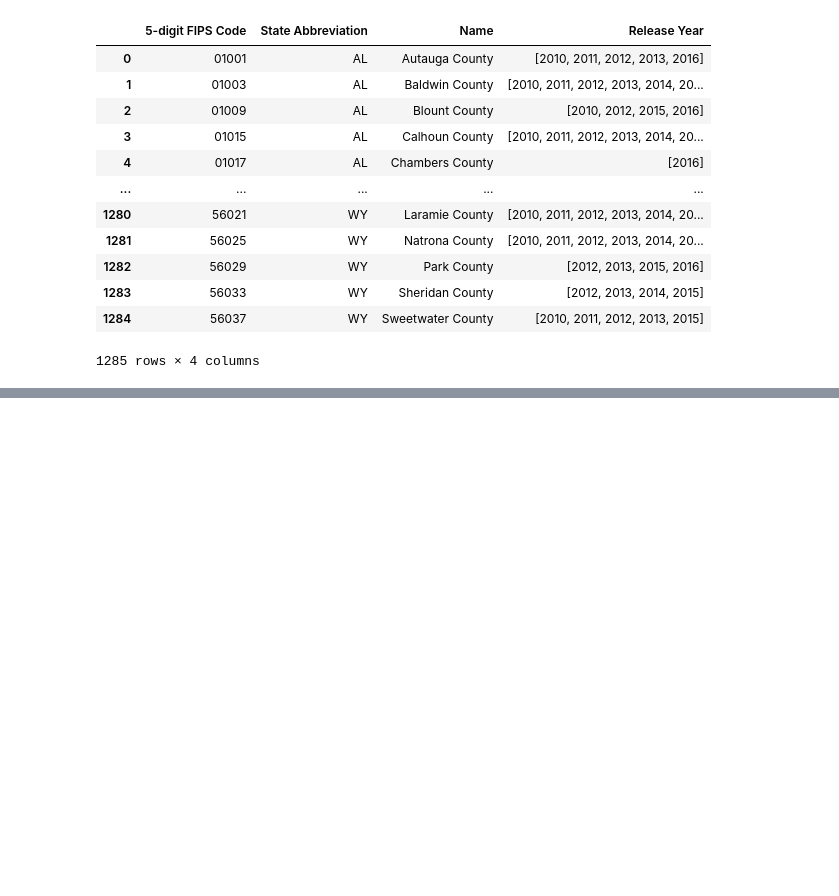
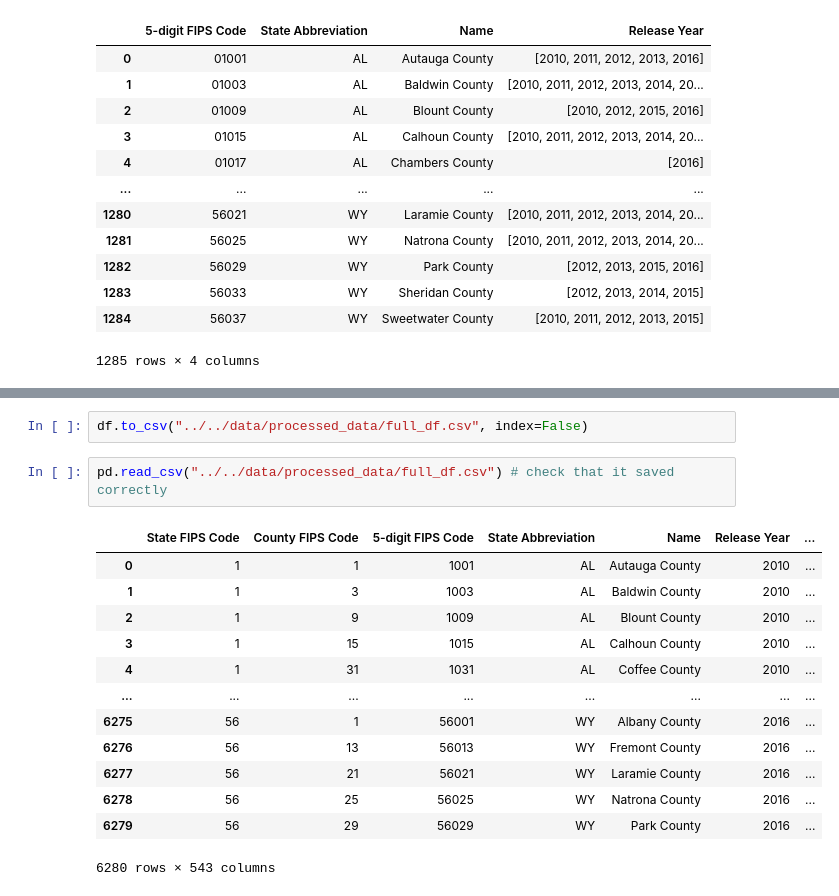
Before and after one commit to abhishekbabu/cse481ds-mental-health, a Jupyter notebook: notebooks/county_level/urbanization-wrangling.ipynb, the cells around one changed output, grey strips where cells are left out. Drawn from its saved outputs; the diff is of its cells as text; blank space fills up the shorter version.

```diff
--- a/notebooks/county_level/urbanization-wrangling.ipynb
+++ b/notebooks/county_level/urbanization-wrangling.ipynb
@@ -168,0 +181,18 @@ df.groupby(['5-digit FIPS Code', 'State Abbreviation', 'Name'])['Release Year'].
+# %%
+df.to_csv("../../data/processed_data/full_df.csv", index=False)
+# %%
+pd.read_csv("../../data/processed_data/full_df.csv") # check that it saved correctly
+# %% [output]
+|  | State FIPS Code | County FIPS Code | 5-digit FIPS Code | State Abbreviation | Name | Release Year | ... |
+| 0 | 1 | 1 | 1001 | AL | Autauga County | 2010 | ... |
+| 1 | 1 | 3 | 1003 | AL | Baldwin County | 2010 | ... |
+| 2 | 1 | 9 | 1009 | AL | Blount County | 2010 | ... |
+| 3 | 1 | 15 | 1015 | AL | Calhoun County | 2010 | ... |
+| 4 | 1 | 31 | 1031 | AL | Coffee County | 2010 | ... |
+| ... | ... | ... | ... | ... | ... | ... | ... |
+| 6275 | 56 | 1 | 56001 | WY | Albany County | 2016 | ... |
+| 6276 | 56 | 13 | 56013 | WY | Fremont County | 2016 | ... |
+| 6277 | 56 | 21 | 56021 | WY | Laramie County | 2016 | ... |
+| 6278 | 56 | 25 | 56025 | WY | Natrona County | 2016 | ... |
+| 6279 | 56 | 29 | 56029 | WY | Park County | 2016 | ... |
+6280 rows × 543 columns
```
Also changed, not shown: parts of 4 cells of this notebook, 1 other file.
